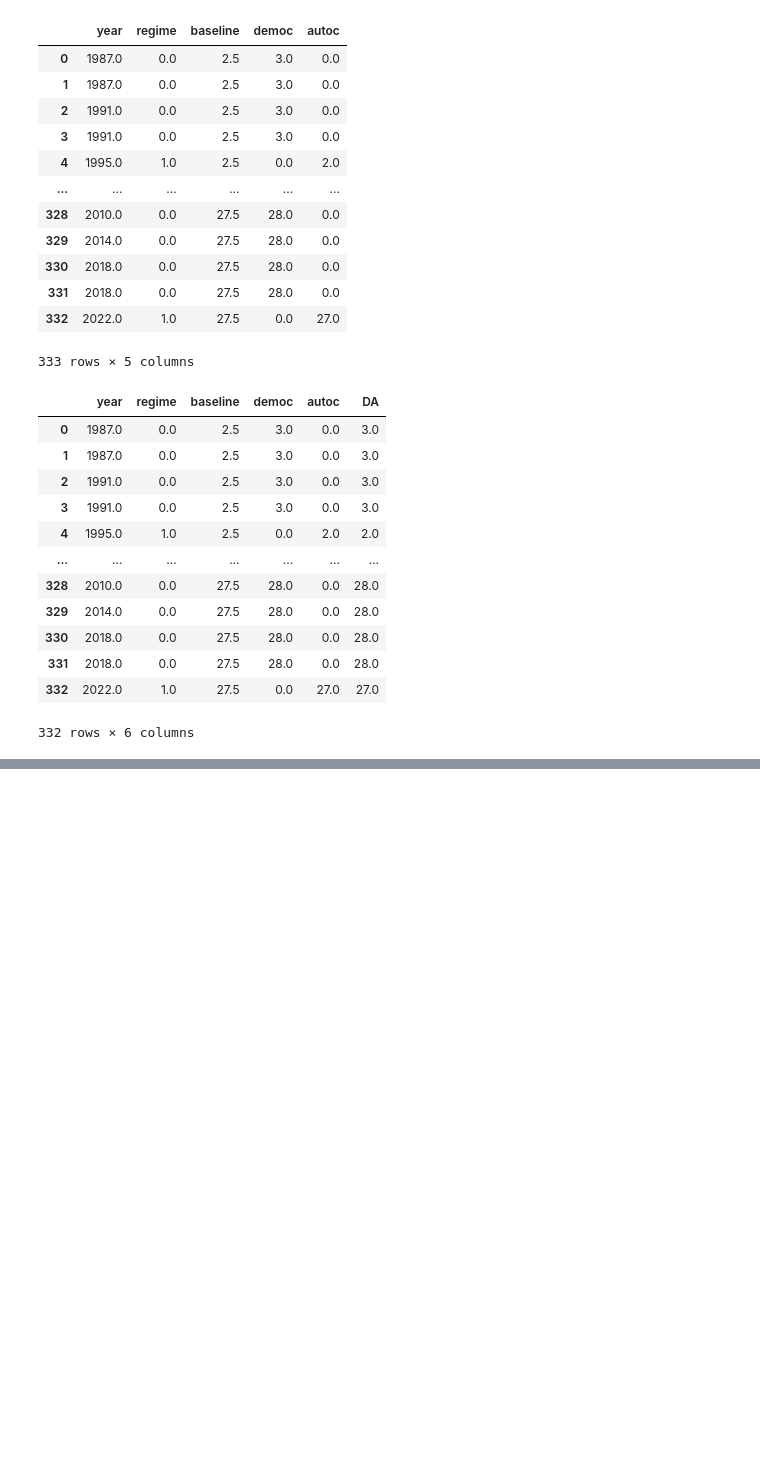
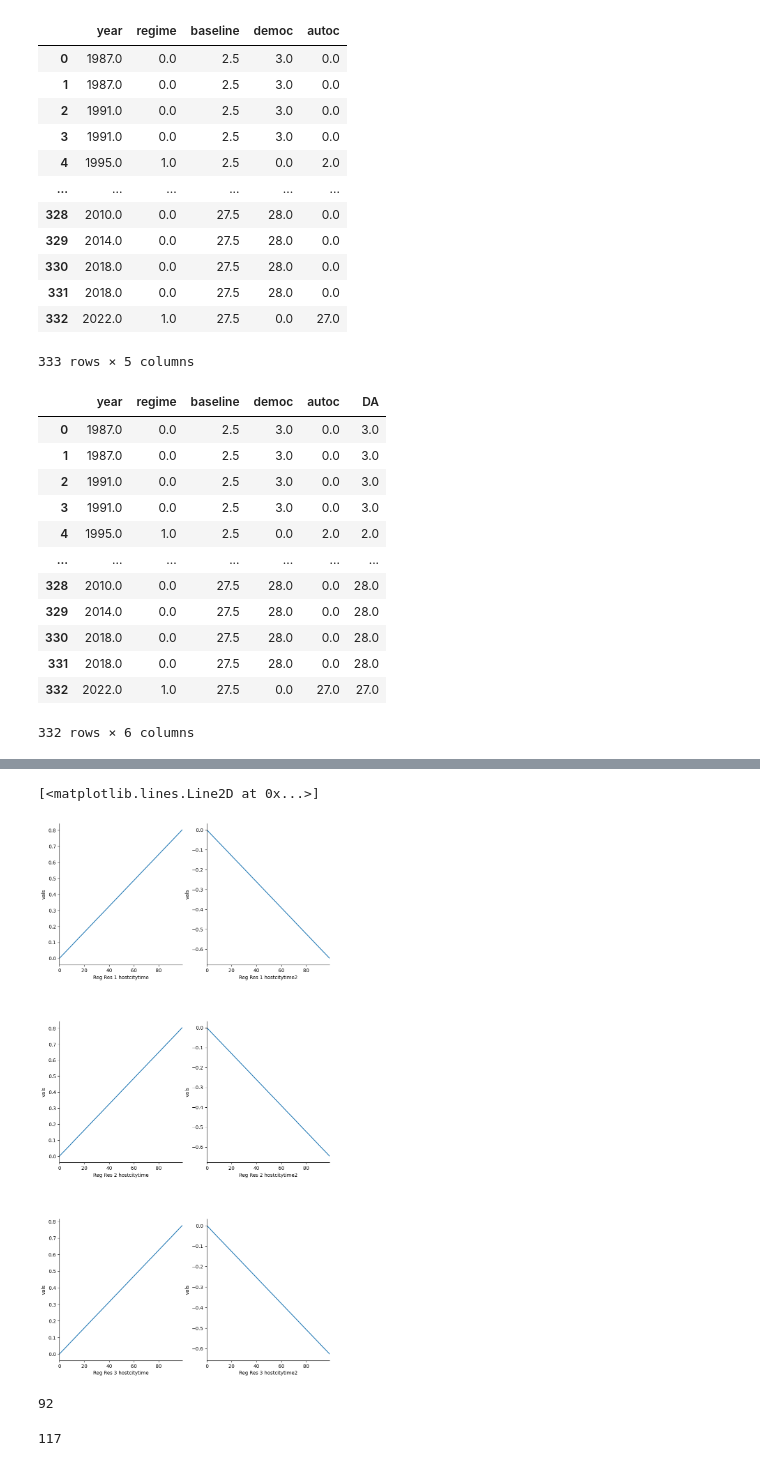
Before and after one commit to pdvass/ml_assignment2, a Jupyter notebook: assignment2_scratch.ipynb, the cells around one changed output, grey strips where cells are left out. Cells and saved outputs as stored; diff of their text form; code cells hidden in the pictures; blank space fills up the shorter version.

```diff
--- a/assignment2_scratch.ipynb
+++ b/assignment2_scratch.ipynb
@@ -261,0 +293,3 @@ plt.ylim((df3.DA.min() - 1, df3.DA.max() + 1))
+# %%
+df3 = pd.read_csv('dataverse_files/main_data.tab', sep="\t")
+df3
@@ -261,0 +427,64 @@ plt.ylim((df3.DA.min() - 1, df3.DA.max() + 1))
+# %%
+figure = plt.figure(figsize=(10, 20))
+figure.subplots_adjust(hspace=0.4)
+
+vals = np.linspace(0, 2, 100)
+
+ypos1 = list()
+yneg1 = list()
+
+ypos2 = list()
+yneg2 = list()
+
+ypos3 = list()
+yneg3 = list()
+
+for x in vals:
+    ypos1.append(x * reg_res1.params['hostcitytime'])
+    yneg1.append(x * reg_res1.params['hostcitytime2'])
+
+    ypos2.append(x * reg_res2.params['hostcitytime'])
+    yneg2.append(x * reg_res2.params['hostcitytime2'])
+
+    ypos3.append(x * reg_res3.params['hostcitytime'])
+    yneg3.append(x * reg_res3.params['hostcitytime2'])
+
+ax = figure.add_subplot(3, 2, 1)
+ax.set_xlabel('Reg Res 1 hostcitytime')
+ax.set_ylabel('vals')
+ax.plot(ypos1)
+ax = figure.add_subplot(3, 2, 2)
+ax.set_xlabel('Reg Res 1 hostcitytime2')
+ax.set_ylabel('vals')
+ax.plot(yneg1)
+ax = figure.add_subplot(3, 2, 3)
+ax.set_xlabel('Reg Res 2 hostcitytime')
+ax.set_ylabel('vals')
+ax.plot(ypos2)
+ax = figure.add_subplot(3, 2, 4)
+ax.set_xlabel('Reg Res 2 hostcitytime2')
+ax.set_ylabel('vals')
+ax.plot(yneg2)
+ax = figure.add_subplot(3, 2, 5)
+ax.set_xlabel('Reg Res 3 hostcitytime')
+ax.set_ylabel('vals')
+ax.plot(ypos3)
+ax = figure.add_subplot(3, 2, 6)
+ax.set_xlabel('Reg Res 3 hostcitytime2')
+ax.set_ylabel('vals')
+ax.plot(yneg3)
+# %% [output]
+[<matplotlib.lines.Line2D at 0x...>]
+[figure, added]
+# %%
+from datetime import date
+d0 = date(1978, 3, 1)
+d1 = date(1978, 6, 1)
+delta = d1 - d0
+delta.days
+# %% [output]
+92
+# %%
+len(set(df3['time2'].dropna().values))
+# %% [output]
+117
```
Also changed, not shown: parts of 18 cells of this notebook, 1 other file.
